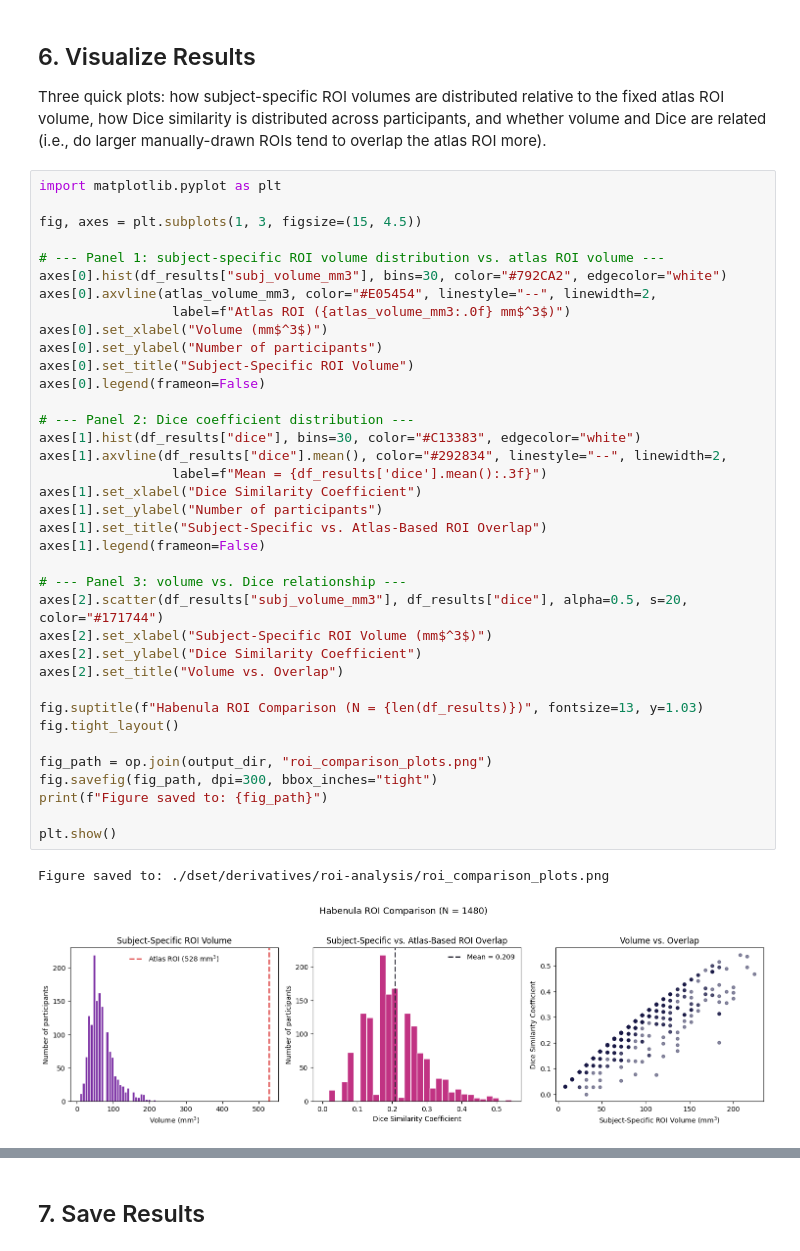
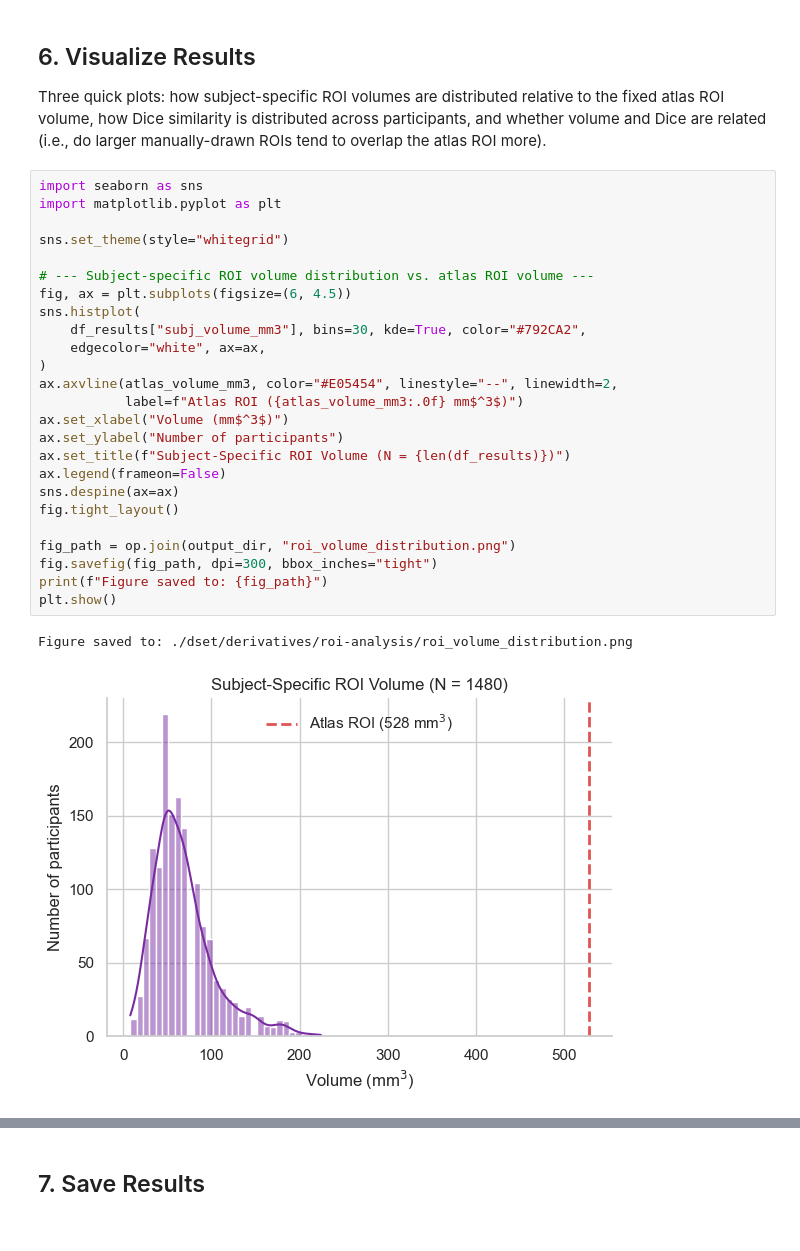
Before and after one commit to chlohamp/habenula-comparison, a Jupyter notebook: 2ai-roi-comparison.ipynb, the cells around one changed output, grey strips where cells are left out. Cells and saved outputs as stored; diff of their text form.

Commit message:
updated figures to seaborn

```diff
--- a/2ai-roi-comparison.ipynb
+++ b/2ai-roi-comparison.ipynb
@@ -210,43 +210,31 @@ Dice Similarity Coefficient (subject-specific vs. atlas-based):
 Three quick plots: how subject-specific ROI volumes are distributed relative to the fixed
 atlas ROI volume, how Dice similarity is distributed across participants, and whether volume
 and Dice are related (i.e., do larger manually-drawn ROIs tend to overlap the atlas ROI more).
-# %%
-import matplotlib.pyplot as plt
-
-fig, axes = plt.subplots(1, 3, figsize=(15, 4.5))
-
-# --- Panel 1: subject-specific ROI volume distribution vs. atlas ROI volume ---
-axes[0].hist(df_results["subj_volume_mm3"], bins=30, color="#792CA2", edgecolor="white")
-axes[0].axvline(atlas_volume_mm3, color="#E05454", linestyle="--", linewidth=2,
-                 label=f"Atlas ROI ({atlas_volume_mm3:.0f} mm$^3$)")
-axes[0].set_xlabel("Volume (mm$^3$)")
-axes[0].set_ylabel("Number of participants")
-axes[0].set_title("Subject-Specific ROI Volume")
-axes[0].legend(frameon=False)
-
-# --- Panel 2: Dice coefficient distribution ---
-axes[1].hist(df_results["dice"], bins=30, color="#C13383", edgecolor="white")
-axes[1].axvline(df_results["dice"].mean(), color="#292834", linestyle="--", linewidth=2,
-                 label=f"Mean = {df_results['dice'].mean():.3f}")
-axes[1].set_xlabel("Dice Similarity Coefficient")
-axes[1].set_ylabel("Number of participants")
-axes[1].set_title("Subject-Specific vs. Atlas-Based ROI Overlap")
-axes[1].legend(frameon=False)
-
-# --- Panel 3: volume vs. Dice relationship ---
-axes[2].scatter(df_results["subj_volume_mm3"], df_results["dice"], alpha=0.5, s=20, color="#171744")
-axes[2].set_xlabel("Subject-Specific ROI Volume (mm$^3$)")
-axes[2].set_ylabel("Dice Similarity Coefficient")
-axes[2].set_title("Volume vs. Overlap")
-
-fig.suptitle(f"Habenula ROI Comparison (N = {len(df_results)})", fontsize=13, y=1.03)
-fig.tight_layout()
-
-fig_path = op.join(output_dir, "roi_comparison_plots.png")
-fig.savefig(fig_path, dpi=300, bbox_inches="tight")
-print(f"Figure saved to: {fig_path}")
-
-plt.show()
-# %% [output]
-Figure saved to: ./dset/derivatives/roi-analysis/roi_comparison_plots.png
-[figure, removed]
+# %%
+import seaborn as sns
+import matplotlib.pyplot as plt
+
+sns.set_theme(style="whitegrid")
+
+# --- Subject-specific ROI volume distribution vs. atlas ROI volume ---
+fig, ax = plt.subplots(figsize=(6, 4.5))
+sns.histplot(
+    df_results["subj_volume_mm3"], bins=30, kde=True, color="#792CA2",
+    edgecolor="white", ax=ax,
+)
+ax.axvline(atlas_volume_mm3, color="#E05454", linestyle="--", linewidth=2,
+           label=f"Atlas ROI ({atlas_volume_mm3:.0f} mm$^3$)")
+ax.set_xlabel("Volume (mm$^3$)")
+ax.set_ylabel("Number of participants")
+ax.set_title(f"Subject-Specific ROI Volume (N = {len(df_results)})")
+ax.legend(frameon=False)
+sns.despine(ax=ax)
+fig.tight_layout()
+
+fig_path = op.join(output_dir, "roi_volume_distribution.png")
+fig.savefig(fig_path, dpi=300, bbox_inches="tight")
+print(f"Figure saved to: {fig_path}")
+plt.show()
+# %% [output]
+Figure saved to: ./dset/derivatives/roi-analysis/roi_volume_distribution.png
+[figure, added]
```
Also changed, not shown: parts of 2 cells of this notebook, 6 other files.
